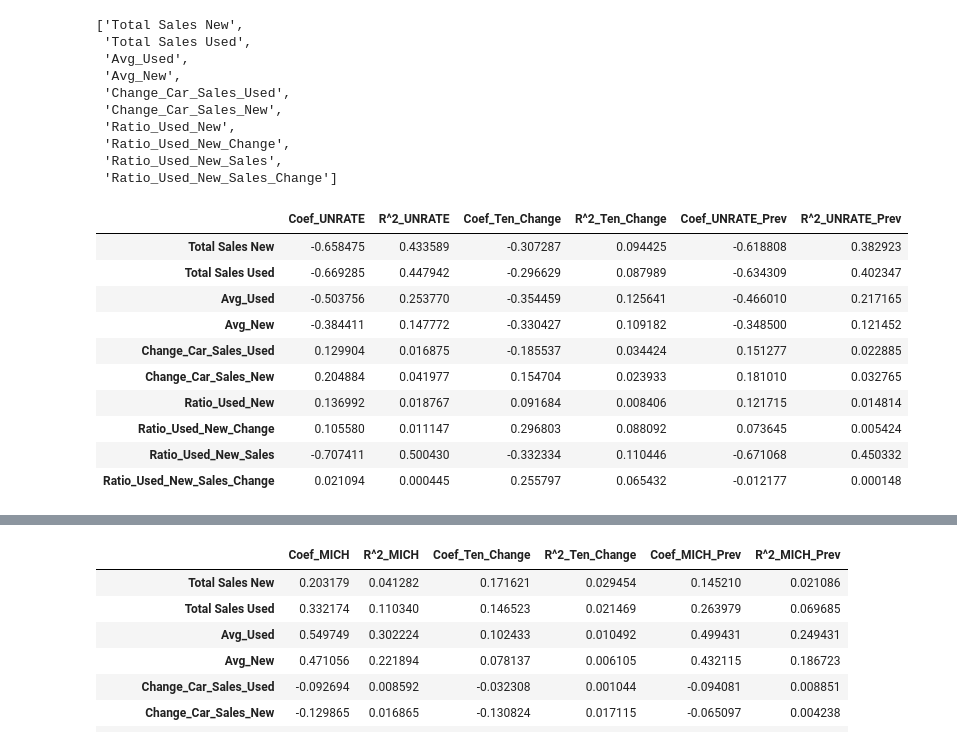
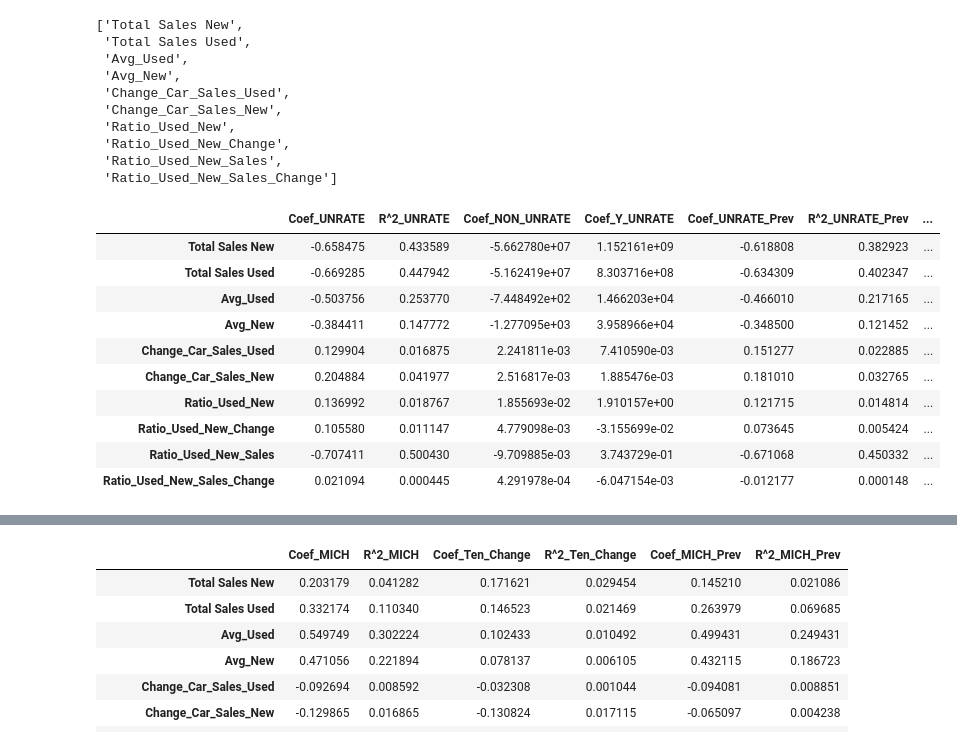
Before and after one commit to evanbruno617/Car_Sales, a Jupyter notebook: linear_regression.ipynb, the cells around one changed output, grey strips where cells are left out. Cells and saved outputs as stored; diff of their text form; code cells hidden in the pictures.

```diff
--- a/linear_regression.ipynb
+++ b/linear_regression.ipynb
@@ -47,7 +47,7 @@ items
  'Ratio_Used_New_Sales',
  'Ratio_Used_New_Sales_Change']
 # %%
-testing = ['UNRATE', 'Ten_Change', 'UNRATE_Prev']
+testing = ['UNRATE','UNRATE_Prev']
 
 results = {}
 
@@ -65,42 +65,57 @@ for test in testing:
     for row, i in sales.iterrows():
         date = f"{i['Year ']}-{i['Num_Month']}-01"
 
         dates.append(date)
 
     sales['DATE'] = dates
 
     ten_year = pd.read_csv('UNRATE.csv')
 
     final_df = pd.merge(ten_year, sales, on='DATE')
 
     for item in items:
 
         X = data_scaler.fit_transform(final_df[test].values.reshape(-1,1))
 
         y = data_scaler.fit_transform(final_df[item].values.reshape(-1,1))
 
         model = LinearRegression()
 
         model.fit(X, y)
 
         y_pred = model.predict(X)
 
         results[item][f'Coef_{test}'] = model.coef_[0][0]
         results[item][f'R^2_{test}'] = r2_score(y, y_pred)
 
+        X = final_df[test].values.reshape(-1,1)
+
+        y = final_df[item]
+
+        model = LinearRegression()
+
+        model.fit(X, y)
+
+        y_pred = model.predict(X)
+
+        results[item][f'Coef_NON_{test}'] = model.coef_[0]
+
+        results[item][f'Coef_Y_{test}'] = model.intercept_
+
+
         # displays coef and R^2
 
 pd.DataFrame.from_dict(results, orient='index')
 # %% [output]
-|  | Coef_UNRATE | R^2_UNRATE | Coef_Ten_Change | R^2_Ten_Change | Coef_UNRATE_Prev | R^2_UNRATE_Prev |
-| Total Sales New | -0.658475 | 0.433589 | -0.307287 | 0.094425 | -0.618808 | 0.382923 |
-| Total Sales Used | -0.669285 | 0.447942 | -0.296629 | 0.087989 | -0.634309 | 0.402347 |
-| Avg_Used | -0.503756 | 0.253770 | -0.354459 | 0.125641 | -0.466010 | 0.217165 |
-| Avg_New | -0.384411 | 0.147772 | -0.330427 | 0.109182 | -0.348500 | 0.121452 |
-| Change_Car_Sales_Used | 0.129904 | 0.016875 | -0.185537 | 0.034424 | 0.151277 | 0.022885 |
-| Change_Car_Sales_New | 0.204884 | 0.041977 | 0.154704 | 0.023933 | 0.181010 | 0.032765 |
-| Ratio_Used_New | 0.136992 | 0.018767 | 0.091684 | 0.008406 | 0.121715 | 0.014814 |
-| Ratio_Used_New_Change | 0.105580 | 0.011147 | 0.296803 | 0.088092 | 0.073645 | 0.005424 |
-| Ratio_Used_New_Sales | -0.707411 | 0.500430 | -0.332334 | 0.110446 | -0.671068 | 0.450332 |
-| Ratio_Used_New_Sales_Change | 0.021094 | 0.000445 | 0.255797 | 0.065432 | -0.012177 | 0.000148 |
+|  | Coef_UNRATE | R^2_UNRATE | Coef_NON_UNRATE | Coef_Y_UNRATE | Coef_UNRATE_Prev | R^2_UNRATE_Prev | ... |
+| Total Sales New | -0.658475 | 0.433589 | -5.662780e+07 | 1.152161e+09 | -0.618808 | 0.382923 | ... |
+| Total Sales Used | -0.669285 | 0.447942 | -5.162419e+07 | 8.303716e+08 | -0.634309 | 0.402347 | ... |
+| Avg_Used | -0.503756 | 0.253770 | -7.448492e+02 | 1.466203e+04 | -0.466010 | 0.217165 | ... |
+| Avg_New | -0.384411 | 0.147772 | -1.277095e+03 | 3.958966e+04 | -0.348500 | 0.121452 | ... |
+| Change_Car_Sales_Used | 0.129904 | 0.016875 | 2.241811e-03 | 7.410590e-03 | 0.151277 | 0.022885 | ... |
+| Change_Car_Sales_New | 0.204884 | 0.041977 | 2.516817e-03 | 1.885476e-03 | 0.181010 | 0.032765 | ... |
+| Ratio_Used_New | 0.136992 | 0.018767 | 1.855693e-02 | 1.910157e+00 | 0.121715 | 0.014814 | ... |
+| Ratio_Used_New_Change | 0.105580 | 0.011147 | 4.779098e-03 | -3.155699e-02 | 0.073645 | 0.005424 | ... |
+| Ratio_Used_New_Sales | -0.707411 | 0.500430 | -9.709885e-03 | 3.743729e-01 | -0.671068 | 0.450332 | ... |
+| Ratio_Used_New_Sales_Change | 0.021094 | 0.000445 | 4.291978e-04 | -6.047154e-03 | -0.012177 | 0.000148 | ... |
 # %%
```
Also changed, not shown: parts of 9 cells of this notebook, 25 other files.
